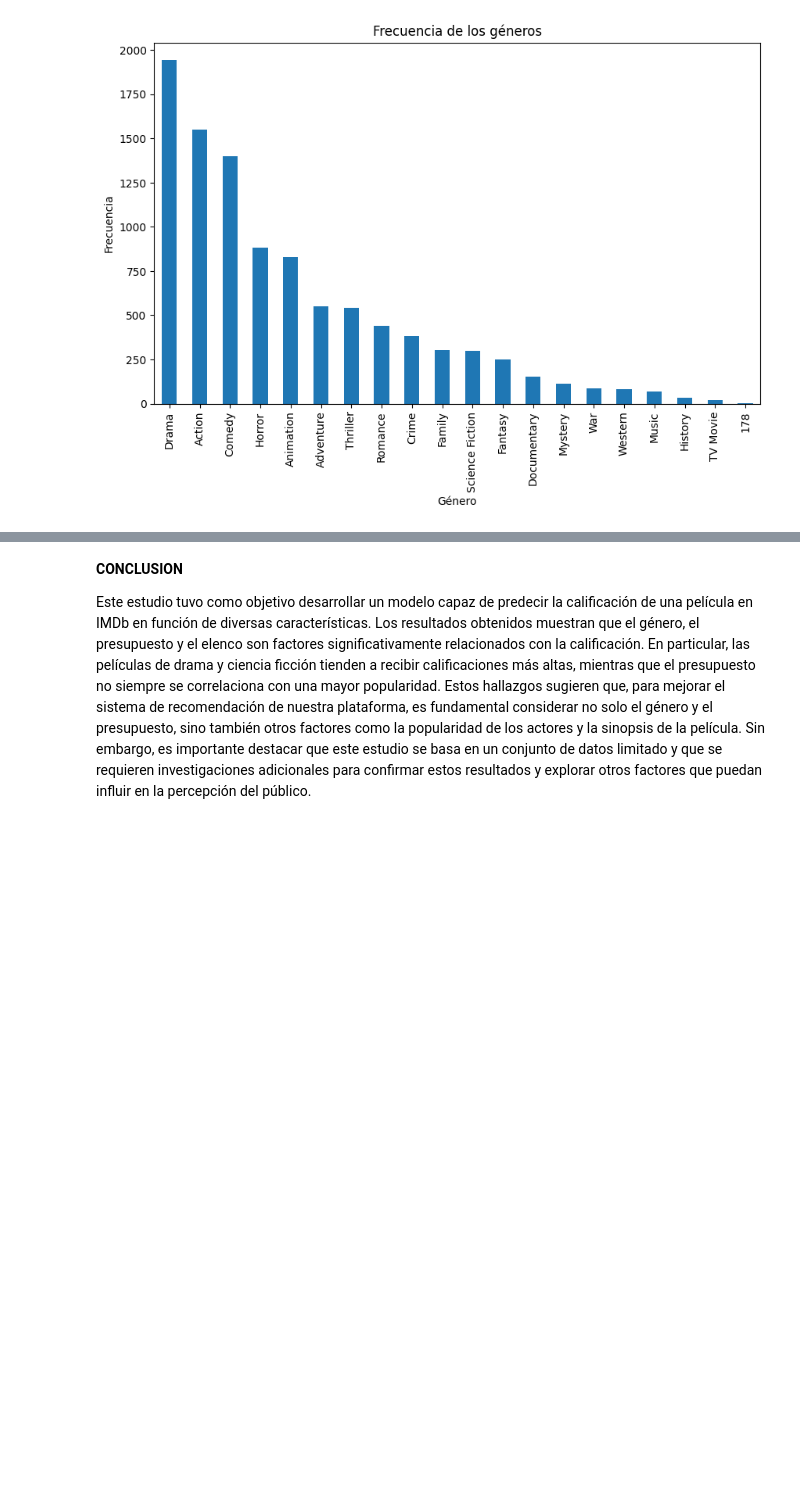
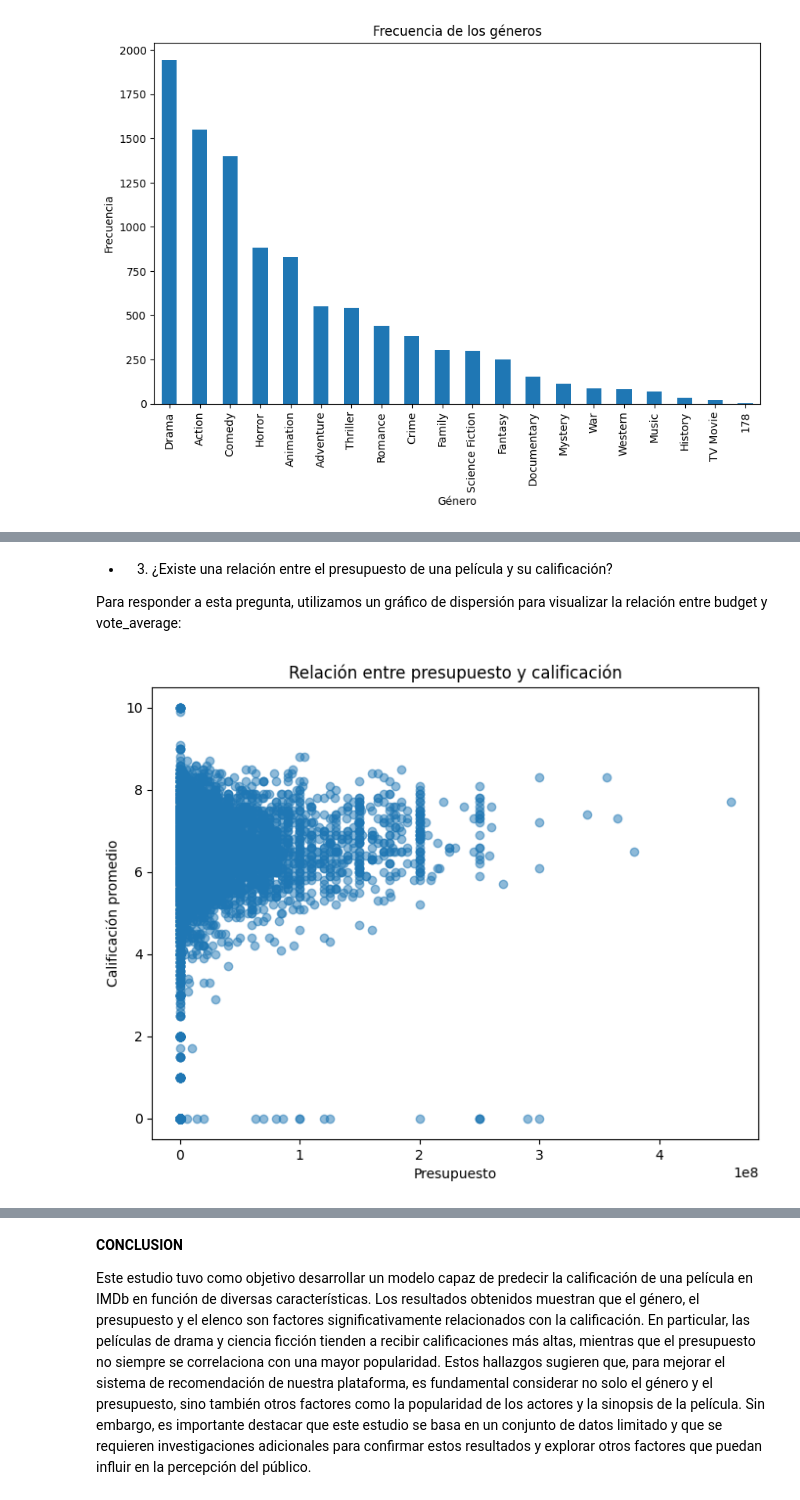
Before and after one commit to mariach-code/PROYECTODS_PARTEIII, a Jupyter notebook: PROYECTODS_PARTEIII_CHUNZA_.ipynb, the cells around one changed output, grey strips where cells are left out. Cells and saved outputs as stored; diff of their text form; code cells hidden in the pictures; blank space fills up the shorter version.

```diff
--- a/PROYECTODS_PARTEIII_CHUNZA_.ipynb
+++ b/PROYECTODS_PARTEIII_CHUNZA_.ipynb
@@ -248,0 +240,15 @@ weighted avg       0.57      0.55      0.55        20
+# %% [markdown]
+* 3. ¿Existe una relación entre el presupuesto de una película y su calificación?
+
+Para responder a esta pregunta, utilizamos un gráfico de dispersión para visualizar la relación entre budget y vote_average:
+# %%
+import matplotlib.pyplot as plt
+
+plt.figure(figsize=(8, 6))
+plt.scatter(df['budget'], df['vote_average'], alpha=0.5)
+plt.title('Relación entre presupuesto y calificación')
+plt.xlabel('Presupuesto')
+plt.ylabel('Calificación promedio')
+plt.show()
+# %% [output]
+[figure, added]
```
Also changed, not shown: parts of 15 cells of this notebook.
